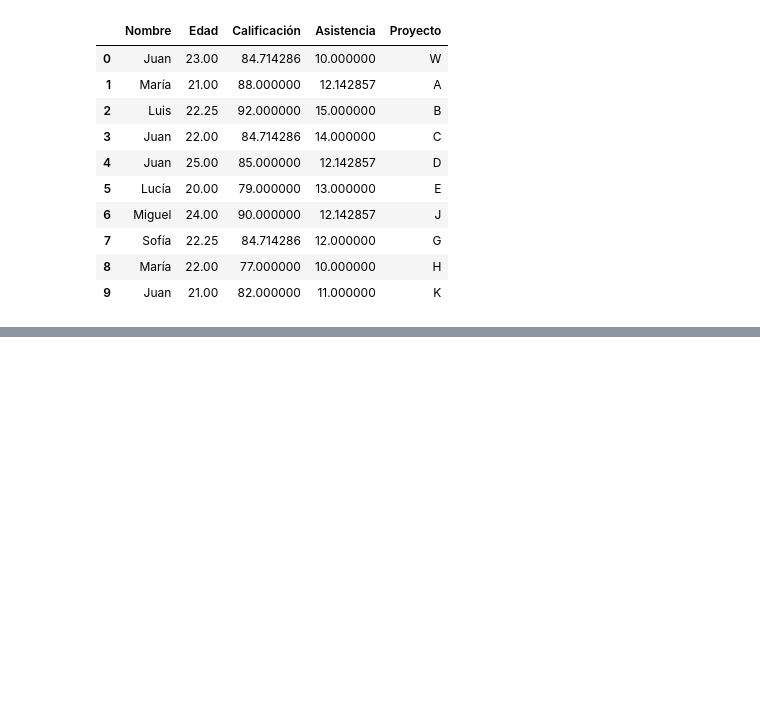
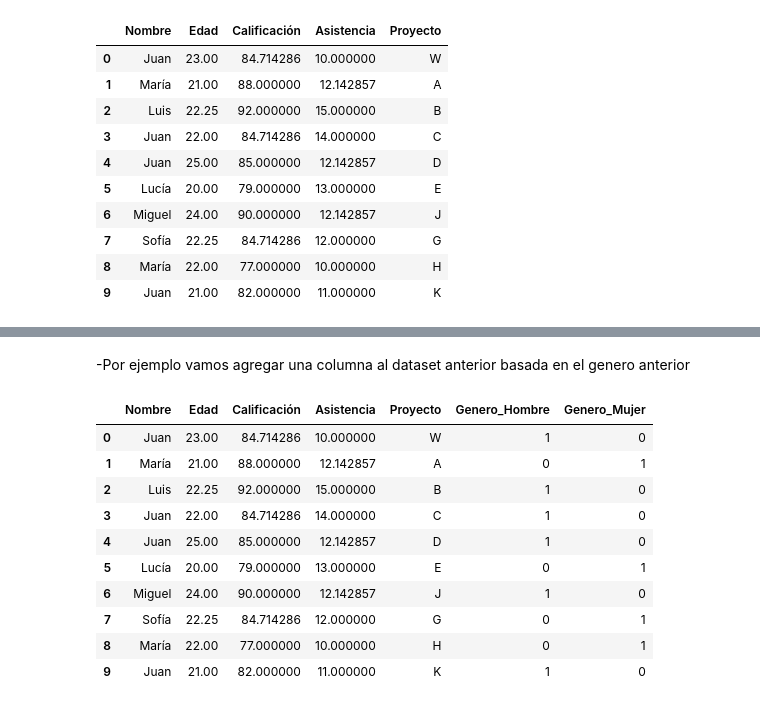
Before and after one commit to CrisHzz/DocumentacionGrupoML_DS, a Jupyter notebook: Pandas/pandas2.ipynb, the cells around one changed output, grey strips where cells are left out. Cells and saved outputs as stored; diff of their text form; code cells hidden in the pictures; blank space fills up the shorter version.

```diff
--- a/Pandas/pandas2.ipynb
+++ b/Pandas/pandas2.ipynb
@@ -307,0 +349,33 @@ df_nan
+# %% [markdown]
+-Por ejemplo vamos agregar una columna al dataset anterior basada en el genero anterior
+# %%
+generos=["Hombre","Mujer","Hombre","Hombre","Hombre","Mujer","Hombre","Mujer","Mujer","Hombre"]
+
+df_nan['Genero'] = generos
+
+df_nan
+
+df_nan=pd.get_dummies(df_nan,columns=['Genero']) #Con esto generamos una tabla con la respuesta para el genero
+
+'''Pasa de un estado de string a un objetivo mas booleano que permite el procesamiento de datos mucho
+mas facil haciendo que cuando se alimente sea mas facil el despliegue y desarollo del modelo'''
+
+#Haremos un diminuto cambio para que cuando sea True ponga un 1 y false un 0
+
+df_nan['Genero_Hombre'] = df_nan['Genero_Hombre'].astype(int) #Es posible convetir los booleanos a numeros automatico
+
+df_nan['Genero_Mujer']=df_nan['Genero_Mujer'].astype(int)
+
+df_nan
+# %% [output]
+|  | Nombre | Edad | Calificación | Asistencia | Proyecto | Genero_Hombre | Genero_Mujer |
+| 0 | Juan | 23.00 | 84.714286 | 10.000000 | W | 1 | 0 |
+| 1 | María | 21.00 | 88.000000 | 12.142857 | A | 0 | 1 |
+| 2 | Luis | 22.25 | 92.000000 | 15.000000 | B | 1 | 0 |
+| 3 | Juan | 22.00 | 84.714286 | 14.000000 | C | 1 | 0 |
+| 4 | Juan | 25.00 | 85.000000 | 12.142857 | D | 1 | 0 |
+| 5 | Lucía | 20.00 | 79.000000 | 13.000000 | E | 0 | 1 |
+| 6 | Miguel | 24.00 | 90.000000 | 12.142857 | J | 1 | 0 |
+| 7 | Sofía | 22.25 | 84.714286 | 12.000000 | G | 0 | 1 |
+| 8 | María | 22.00 | 77.000000 | 10.000000 | H | 0 | 1 |
+| 9 | Juan | 21.00 | 82.000000 | 11.000000 | K | 1 | 0 |
```
Also changed, not shown: parts of 4 cells of this notebook, 4 other files.
